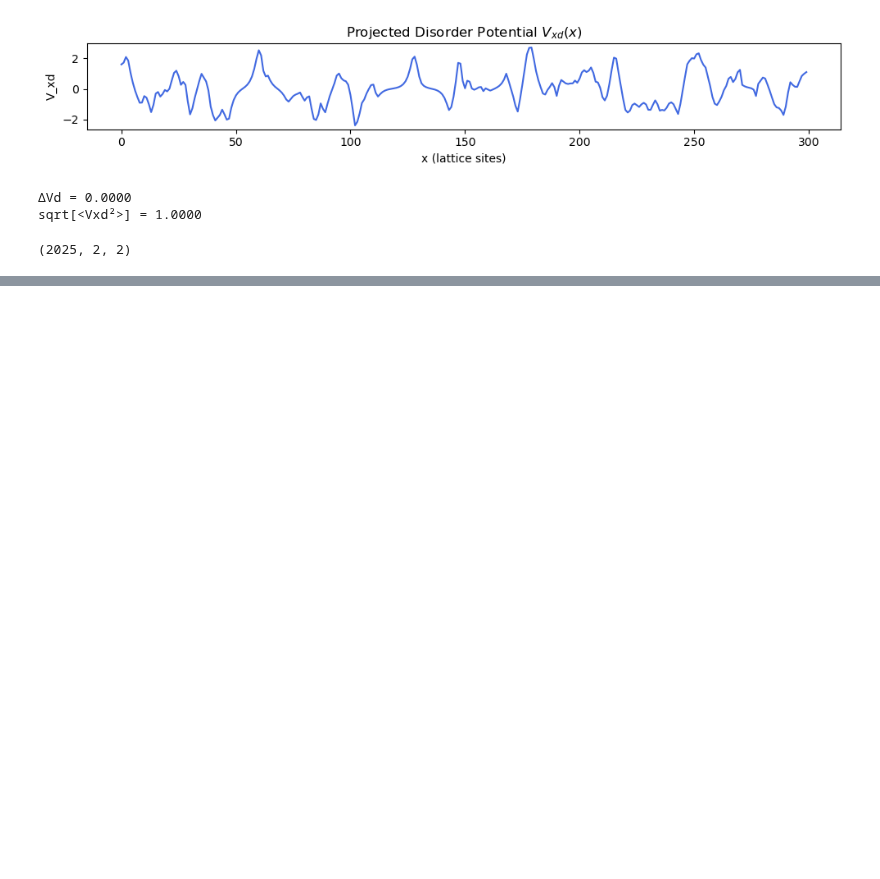
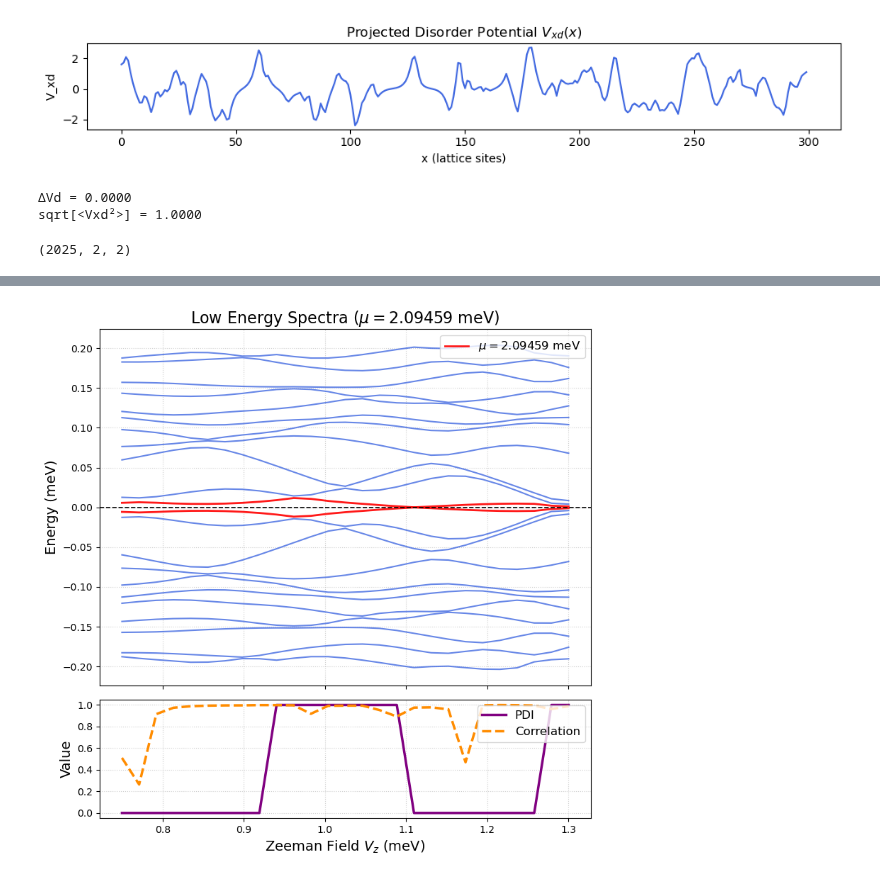
Before and after one commit to polianahp/Nonlocality-of-local-Andreev-conductances-as-a-probe-for-topological-Majorana-wires, a Jupyter notebook: plotting.ipynb, the cells around one changed output, grey strips where cells are left out. Cells and saved outputs as stored; diff of their text form; code cells hidden in the pictures; blank space fills up the shorter version.

```diff
--- a/plotting.ipynb
+++ b/plotting.ipynb
@@ -28,4 +28,6 @@ save_plots = True
 
 #Data/Old/Barrier5/Tdis_nb
 #dirname = Path(PathConfigs.DATA/"mu_fix"/"vdis2_nb_strdis")
-dirname = Path(PathConfigs.DATA/"b75_mu_t"/"vdis2_nb_strdis")
+dirname = Path(PathConfigs.DATA/"renormalized"/"vdis2_nb_strdis")
+
+os.listdir(dirname)
@@ -43,7 +64,7 @@ Conductance_matrix = hp.np_load_wrapped("Conductance_matrix_zero_energy", dirnam
 gamma_sq_arr = hp.np_load_wrapped("gamma_sq_arr", dirname)
 mp_arr = hp.np_load_wrapped("mp_arr", dirname)
 rG_corr = hp.np_load_wrapped("rG_corr", dirname)
-params_list = hp.np_load_wrapped("params_list", dirname)
+params_list = np.load(Path(dirname, 'params_list.npy'))
 spectrum_arr = hp.np_load_wrapped("spectrum_arr", dirname)
 Vdisx = hp.np_load_wrapped("Vdisx", dirname)
 
@@ -476,7 +515,7 @@ array([], dtype=int64)
 # %%
 
 
-target_mu = 0.482142857 # <-- Change this to the mu value you want to inspect
+target_mu = 2.09459 # <-- Change this to the mu value you want to inspect
 
 # 2. Extract columns from params_list (Format: [index, mu, Vz])
 mu_vals = params_list[:, 1]
@@ -558,0 +597 @@ Warning: No data found for mu = 0.482142857. Please check your grid values.
+[figure, added]
```
Also changed, not shown: parts of 4 cells of this notebook, 2 other files.
